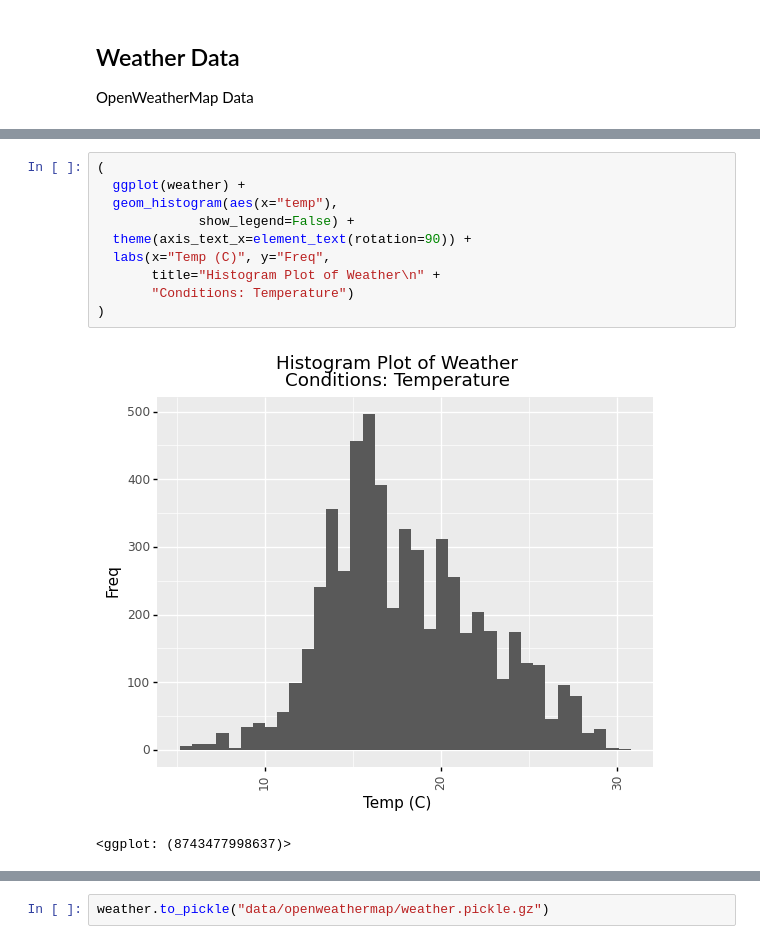
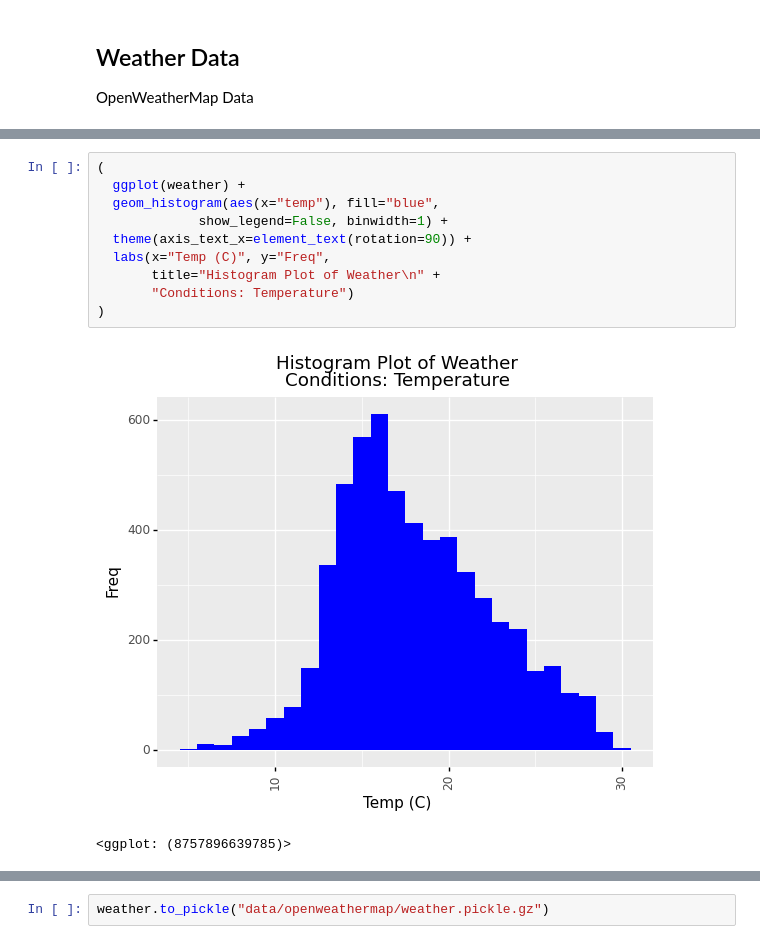
Before and after one commit to philwebsurfer/dlfinal, a Jupyter notebook: paper01_eda.ipynb, the cells around one changed output, grey strips where cells are left out. Cells and saved outputs as stored; diff of their text form.

```diff
--- a/paper01_eda.ipynb
+++ b/paper01_eda.ipynb
@@ -575,16 +587,16 @@ Wall time: 1.29 s
 # %%
 (
   ggplot(weather) +
-  geom_histogram(aes(x="temp"),
-             show_legend=False) +
+  geom_histogram(aes(x="temp"), fill="blue",
+             show_legend=False, binwidth=1) +
   theme(axis_text_x=element_text(rotation=90)) +
   labs(x="Temp (C)", y="Freq",
        title="Histogram Plot of Weather\n" +
        "Conditions: Temperature")
 )
 # %% [output]
-[figure, old version]
+[figure, new version]
-<ggplot: (8743477998637)>
+<ggplot: (8757896639785)>
 # %%
 (
   ggplot(weather) +
```
Also changed, not shown: parts of 31 cells of this notebook, 3 other files.
